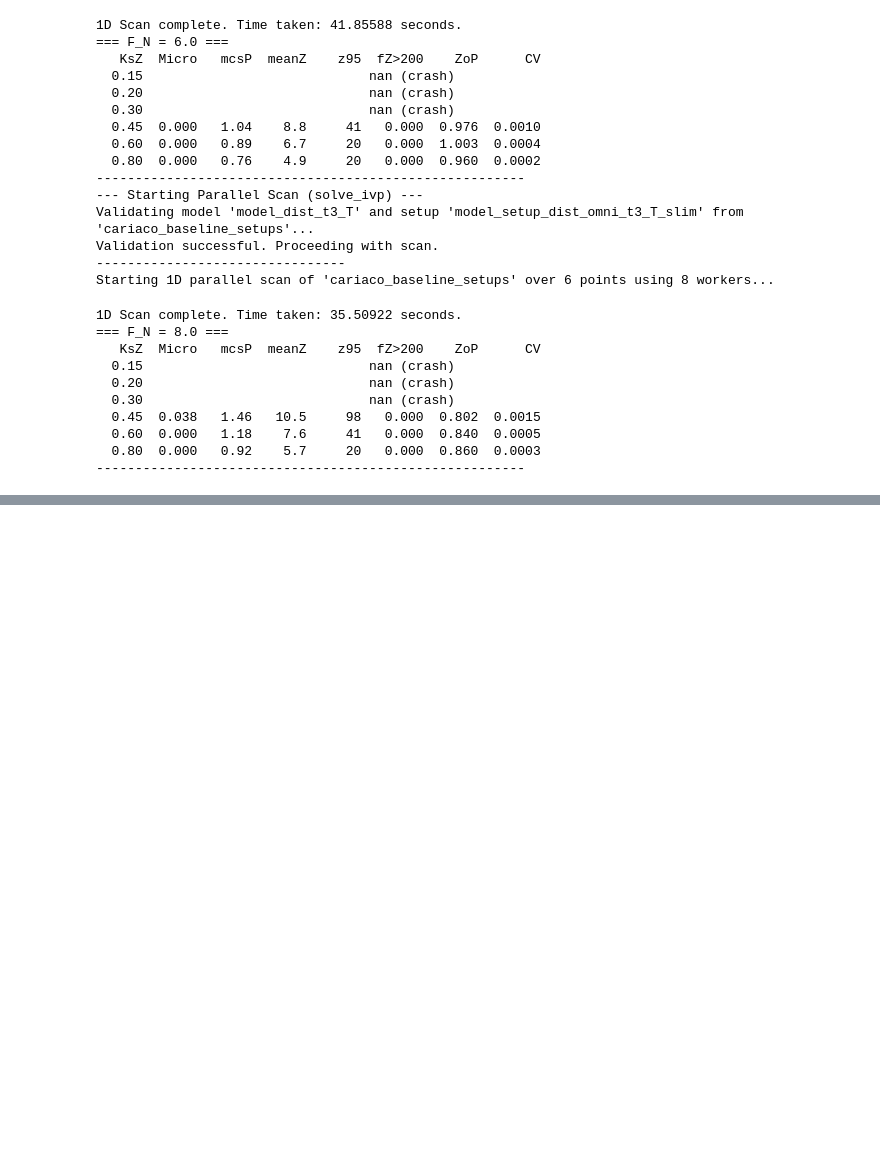
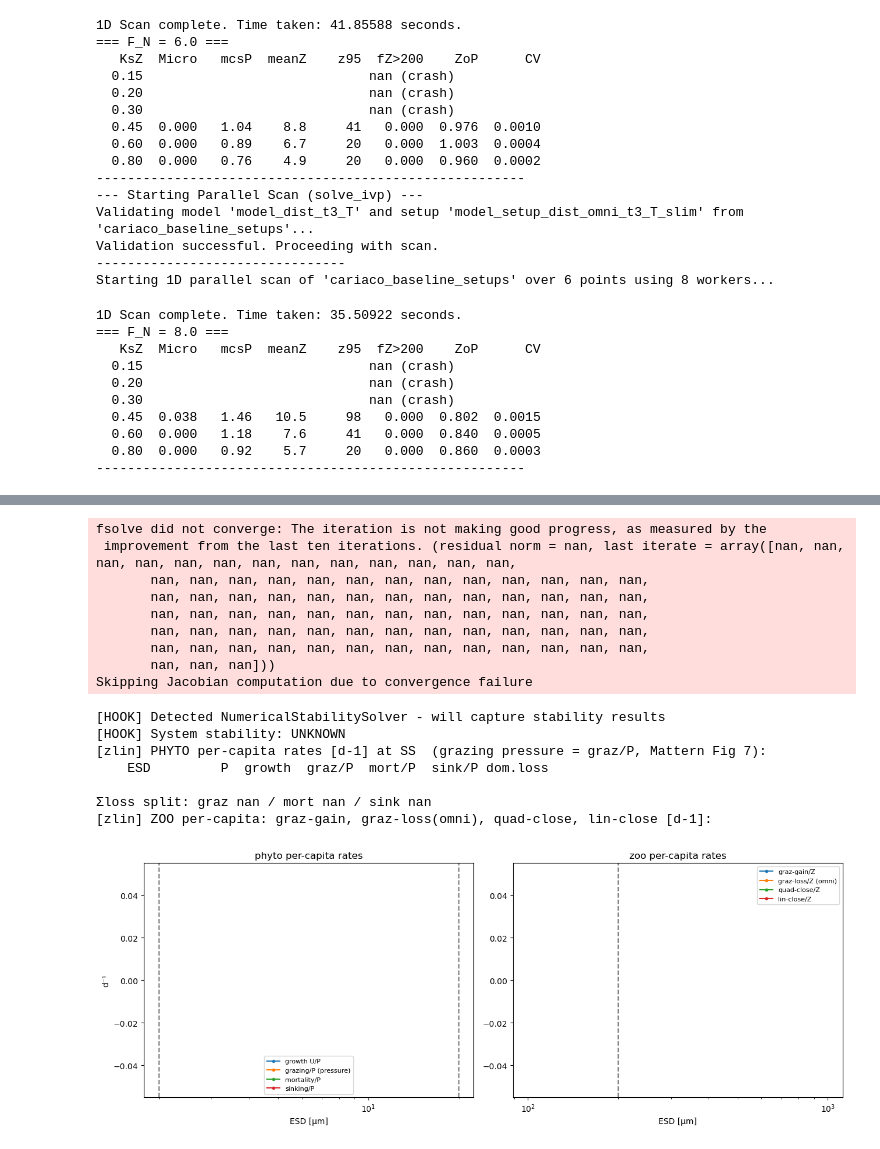
Before and after one commit to ben1post/SSMCariaco, a Jupyter notebook: parameter_scan/baseline/Omnivory_tests.ipynb, the cells around one changed output, grey strips where cells are left out. Saved outputs shown, nothing was run; the diff lists cells and outputs as text; code cells hidden in the pictures; blank space fills up the shorter version.

```diff
--- a/parameter_scan/baseline/Omnivory_tests.ipynb
+++ b/parameter_scan/baseline/Omnivory_tests.ipynb
@@ -253,0 +335,77 @@ zoo  meanZ=nanµm  z95=2µm  fZ>200=nan  Z:P=nan
+# %%
+# ── flux-spectrum diagnostic (current omni-Mattern / zlin model) ──
+import xso, numpy as np, matplotlib.pyplot as plt
+from xso.parscans import StabilityAnalysisHook
+N = cbs.N_CLASSES; phyto_esd, zoo_esd = cbs.phyto_esd, cbs.zoo_esd
+fz = {**targets['upwelling']['forcing'], 'Grazing__KsZ': np.full(N, 0.15), 'ZooLoss__rate': 0.3}  # targets from Cell 7
+
+USE = 'zlin'      # 'mattern' (quad closure) or 'zlin' (linear+quad)
+phiPZ = cbs.phiPZ_omni_mattern
+if USE == 'zlin':
+    MODEL, STAB, ivars = cbs.model_dist_t3_T_zlin, cbs.model_setup_dist_omni_t3_T_zlin_stability, cbs.make_dist_T_zlin_input_vars(phiPZ)
+else:
+    MODEL, STAB, ivars = cbs.model_dist_t3_T, cbs.model_setup_dist_omni_t3_T_mattern_stability, cbs.make_dist_T_input_vars(phiPZ)
+
+LONG = 20000.0
+ivp_setup = xso.setup(solver='solve_ivp', model=MODEL, time=np.arange(0, LONG, 1.0),
+                      input_vars=ivars, output_vars=cbs.SLIM_OUTPUT_VARS, solver_kwargs=cbs.IVP_SOLVER_KWARGS)
+ivp = pu.run_single_point(MODEL, ivp_setup, scan_params={}, fixed_overrides=fz)
+seed = {'Nutrient__value_init': float(ivp['Nutrient__value'].values[-1000:].mean()),
+        'Phytoplankton__biomass_init': np.maximum(ivp['Phytoplankton__biomass'].values[:, -1000:].mean(1), 1e-9),
+        'Zooplankton__biomass_init':   np.maximum(ivp['Zooplankton__biomass'].values[:, -1000:].mean(1), 1e-9)}
+hook = StabilityAnalysisHook()
+with MODEL:
+    out = STAB.xsimlab.update_vars(input_vars={**fz, **seed}).xsimlab.run(hooks=[hook])
+
+g = lambda nm, like: out[nm].isel(time=-1).values if nm in out.data_vars else np.zeros_like(like)
+P = out['Phytoplankton__biomass'].isel(time=-1).values
+Z = out['Zooplankton__biomass'].isel(time=-1).values
+U, Gp, Mp, Sp = (g('Growth__uptake_value', P), g('GrazingRouter__loss_P_value', P),
+                 g('PhytoLoss__mortality_value', P), g('PhytoSinking__sinking_value', P))
+Az, Gz = g('GrazingRouter__gain_Z_value', Z), g('GrazingRouter__loss_Z_value', Z)
+Mq, Ml = g('ZooLoss__mortality_value', Z), g('ZooLossLin__mortality_value', Z)
+actP = P > 1e-6 * P.max(); actZ = Z > 1e-6 * Z.max()
+pc = lambda f, B, act: np.where(act, f / np.where(B > 0, B, np.nan), np.nan)   # per-capita rate
+
+print(f"[{USE}] PHYTO per-capita rates [d-1] at SS  (grazing pressure = graz/P, Mattern Fig 7):")
+print(f"{'ESD':>7}{'P':>10}{'growth':>8}{'graz/P':>8}{'mort/P':>8}{'sink/P':>8}{'dom.loss':>9}")
+for i in np.where(actP)[0]:
+    loss = {'graz': Gp[i], 'mort': Mp[i], 'sink': Sp[i]}; dom = max(loss, key=loss.get)
+    print(f"{phyto_esd[i]:7.2f}{P[i]:10.3e}{U[i]/P[i]:8.3f}{Gp[i]/P[i]:8.3f}{Mp[i]/P[i]:8.3f}{Sp[i]/P[i]:8.3f}{dom:>9}")
+print(f"\nΣloss split: graz {Gp.sum()/(Gp+Mp+Sp).sum():.2f} / mort {Mp.sum()/(Gp+Mp+Sp).sum():.2f} / sink {Sp.sum()/(Gp+Mp+Sp).sum():.2f}")
+print(f"[{USE}] ZOO per-capita: graz-gain, graz-loss(omni), quad-close, lin-close [d-1]:")
+for j in np.where(actZ)[0]:
+    print(f"{zoo_esd[j]:7.1f}{Z[j]:10.3e}  gain {Az[j]/Z[j]:6.3f}  gloss {Gz[j]/Z[j]:6.3f}  quad {Mq[j]/Z[j]:6.3f}  lin {Ml[j]/Z[j]:6.3f}")
+
+fig, ax = plt.subplots(1, 2, figsize=(13, 5))
+ax[0].plot(phyto_esd, pc(U,P,actP), 'o-', ms=3, label='growth U/P')
+ax[0].plot(phyto_esd, pc(Gp,P,actP), 'o-', ms=3, label='grazing/P (pressure)')
+ax[0].plot(phyto_esd, pc(Mp,P,actP), 'o-', ms=3, label='mortality/P')
+ax[0].plot(phyto_esd, pc(Sp,P,actP), 'o-', ms=3, label='sinking/P')
+ax[0].axvline(2, ls='--', c='grey'); ax[0].axvline(20, ls='--', c='grey')
+ax[0].set_xscale('log'); ax[0].set_title('phyto per-capita rates'); ax[0].set_xlabel('ESD [µm]'); ax[0].set_ylabel('d⁻¹'); ax[0].legend(fontsize=8)
+ax[1].plot(zoo_esd, pc(Az,Z,actZ), 'o-', ms=3, label='graz-gain/Z')
+ax[1].plot(zoo_esd, pc(Gz,Z,actZ), 'o-', ms=3, label='graz-loss/Z (omni)')
+ax[1].plot(zoo_esd, pc(Mq,Z,actZ), 'o-', ms=3, label='quad-close/Z')
+ax[1].plot(zoo_esd, pc(Ml,Z,actZ), 'o-', ms=3, label='lin-close/Z')
+ax[1].axvline(200, ls='--', c='grey'); ax[1].set_xscale('log')
+ax[1].set_title('zoo per-capita rates'); ax[1].set_xlabel('ESD [µm]'); ax[1].legend(fontsize=8)
+plt.tight_layout(); plt.show()
+# %% [output]
+fsolve did not converge: The iteration is not making good progress, as measured by the
+ improvement from the last ten iterations. (residual norm = nan, last iterate = array([nan, nan, nan, nan, nan, nan, nan, nan, nan, nan, nan, nan, nan,
+       nan, nan, nan, nan, nan, nan, nan, nan, nan, nan, nan, nan, nan,
+       nan, nan, nan, nan, nan, nan, nan, nan, nan, nan, nan, nan, nan,
+       nan, nan, nan, nan, nan, nan, nan, nan, nan, nan, nan, nan, nan,
+       nan, nan, nan, nan, nan, nan, nan, nan, nan, nan, nan, nan, nan,
+       nan, nan, nan, nan, nan, nan, nan, nan, nan, nan, nan, nan, nan,
+       nan, nan, nan]))
+Skipping Jacobian computation due to convergence failure
+[HOOK] Detected NumericalStabilitySolver - will capture stability results
+[HOOK] System stability: UNKNOWN
+[zlin] PHYTO per-capita rates [d-1] at SS  (grazing pressure = graz/P, Mattern Fig 7):
+    ESD         P  growth  graz/P  mort/P  sink/P dom.loss
+
+Σloss split: graz nan / mort nan / sink nan
+[zlin] ZOO per-capita: graz-gain, graz-loss(omni), quad-close, lin-close [d-1]:
+[figure, added]
```
Also changed, not shown: parts of 6 cells of this notebook, 3 other files.
